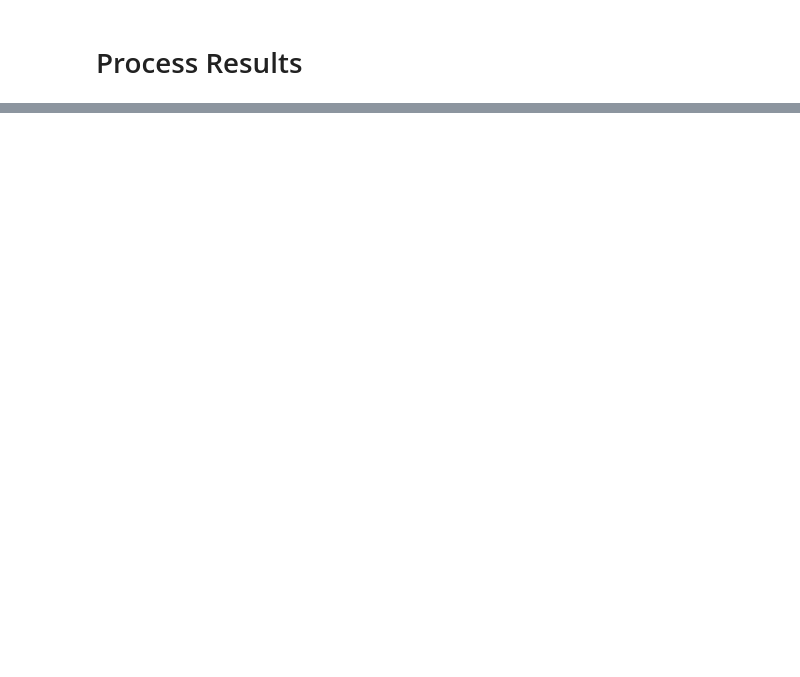
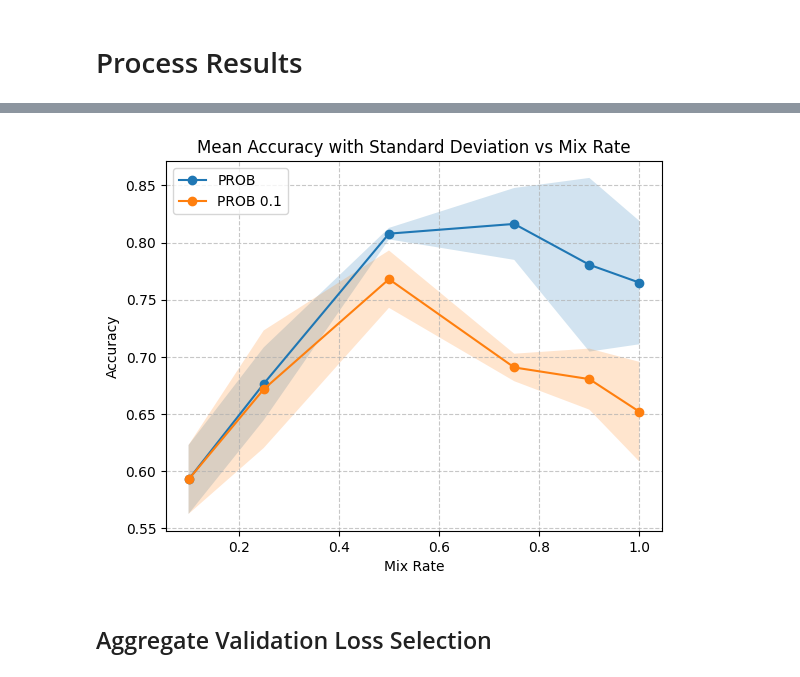
Before and after one commit to oliveradk/diverse-gen, a Jupyter notebook: cifar_mnist_sweep.ipynb, the cells around one changed output, grey strips where cells are left out. Saved outputs shown, nothing was run; the diff lists cells and outputs as text; code cells hidden in the pictures; blank space fills up the shorter version.

```diff
--- a/cifar_mnist_sweep.ipynb
+++ b/cifar_mnist_sweep.ipynb
@@ -190,9 +172,8 @@ The following command is sent: "python cifar_mnist.py seed=0 loss_type=PROB mode
 # %% [markdown]
 # Process Results
 # %%
-# create directory from config
-result_dir = Path("output/cifar_mnist")
-def exp_to_dir_name(exp: Experiment):
-    dir_name = f"{exp.loss_type.name}_{exp.model}_{exp.mix_rate}_{exp.mix_rate_lower_bound}_{exp.epochs}_{exp.seed}"
+OUT_DIR = "output"
+def get_cifar_mnist_exp_dir(dict_args: dict):
+    dir_name = f"{OUT_DIR}/cifar_mnist/{dict_args['loss_type'].name}_{dict_args['model']}_{dict_args['mix_rate']}_{dict_args['mix_rate_lower_bound']}_{dict_args['lr']}_{dict_args['aux_weight']}_{dict_args['epochs']}_{dict_args['seed']}"
     return dir_name
 # %%
@@ -212,12 +204,19 @@ def get_max_acc_at_min_val_loss(exp_metrics: dict):
 # %%
-# end goal: mean and std of cifar test acc selected according to total val loss for each method across mix rates
-
 # data structure: dictionary with keys method types, values dict[mix_rate, list[len(seeds)]] of cifar accuracies (for now ignore case where mix_rate != mix_rate_lower_bound)
-results = defaultdict(lambda: defaultdict(list))
-for exp in experiments:
-    if exp.mix_rate != exp.mix_rate_lower_bound:
-        continue
-    exp_metrics = get_exp_metrics(exp)
-    max_acc = get_max_acc_at_min_val_loss(exp_metrics)
-    results[exp.loss_type][exp.mix_rate].append(max_acc)
-results = {k: dict(v) for k, v in results.items()}
+def get_acc_results(
+    experiments: list[Experiment],
+    model_selection: Literal["max_acc", "min_val_loss", "min_repulsion_loss"]="max_acc",
+    lower_bound: Optional[float]=None
+):
+    results = defaultdict(lambda: defaultdict(list))
+    for exp in experiments:
+        if lower_bound is not None and exp.mix_rate_lower_bound != lower_bound:
+            continue
+        elif lower_bound is None:
+            if exp.mix_rate != exp.mix_rate_lower_bound:
+                continue
+        exp_metrics = get_exp_metrics(exp)
+        max_acc = get_max_acc(exp_metrics, model_selection)
+        results[exp.loss_type][exp.mix_rate].append(max_acc)
+    results = {k: dict(v) for k, v in results.items()}
+    return results
@@ -288,0 +253,11 @@ plt.show()
+# %%
+prob_results = {
+    LossType.PROB: results[LossType.PROB],
+    **{LossType.PROB.name + f" {lb}": results_fixed_lower_bound[lb][LossType.PROB]
+       for lb in mix_rate_lower_bounds}
+}
+plot_acc_results(prob_results)
+# %% [output]
+[figure, added]
+# %% [markdown]
+## Aggregate Validation Loss Selection
```
Also changed, not shown: parts of 24 cells of this notebook, 3 other files.
